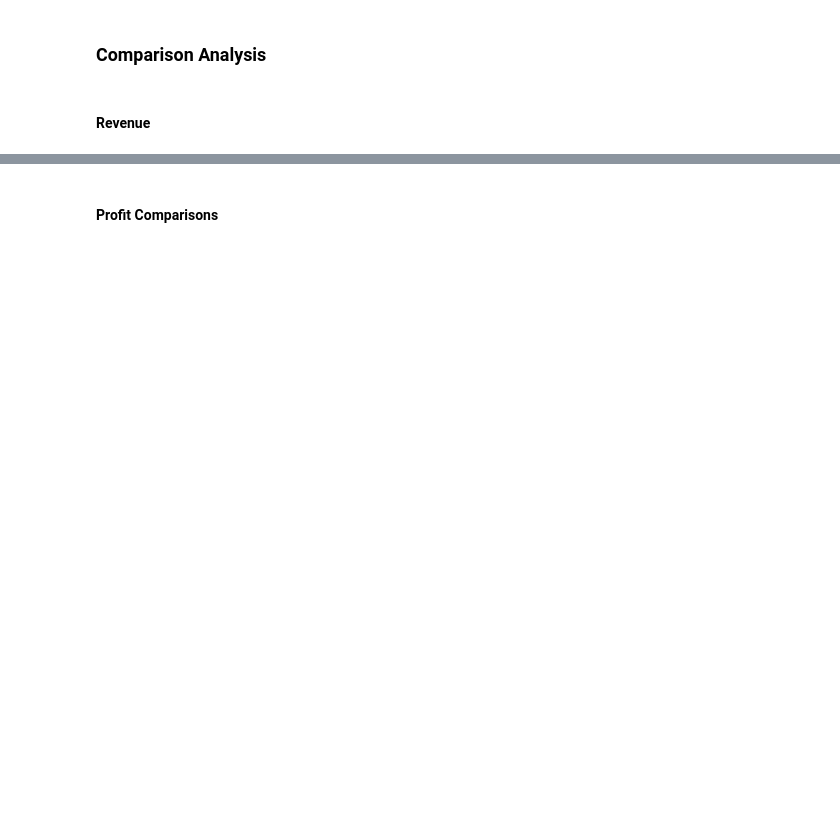
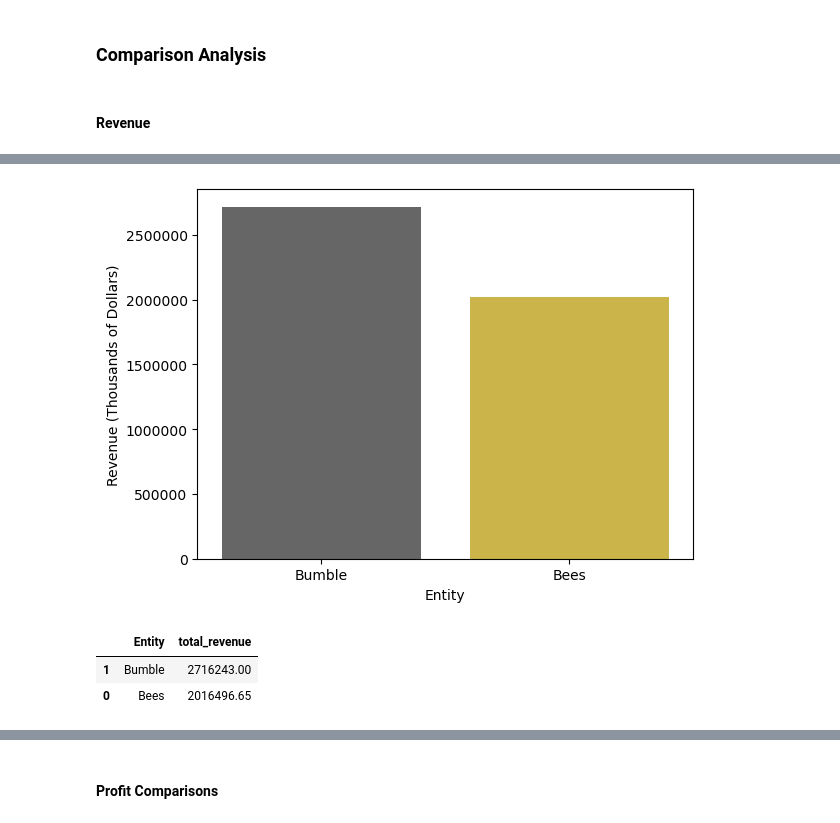
Before and after one commit to aubreepiep/bumble-vs-honeybees, a Jupyter notebook: notebooks/Capstone.ipynb, the cells around one changed output, grey strips where cells are left out. Drawn from its saved outputs; the diff is of its cells as text; code cells hidden in the pictures; blank space fills up the shorter version.

Commit message:
chart updates

```diff
--- a/notebooks/Capstone.ipynb
+++ b/notebooks/Capstone.ipynb
@@ -259,10 +307,18 @@ plt.gca().yaxis.set_major_formatter(ticker.FuncFormatter(format_func));
 # %%
 # Total Revenue
-custom_palette2 = sns.color_palette(["#E1C233","#666666"])
-tr_catplot = rev_catplot.groupby('Entity')['total_revenue'].sum().reset_index()
-sns.barplot(data = tr_catplot, x = 'Entity', y = 'total_revenue', hue = 'Entity', palette=custom_palette2)
+custom_palette = sns.color_palette(["#666666","#E1C233"])
+tr_catplot = rev_catplot.groupby('Entity')['total_revenue'].sum().reset_index().sort_values('Entity', ascending = False)
+sns.barplot(data = tr_catplot, x = 'Entity', y = 'total_revenue', hue = 'Entity', palette=custom_palette)
 plt.ylabel('Revenue (Thousands of Dollars)')
 plt.gcf().axes[0].yaxis.get_major_formatter().set_scientific(False);
+# %% [output]
+[figure, added]
+# %%
+tr_catplot
+# %% [output]
+|  | Entity | total_revenue |
+| 1 | Bumble | 2716243.00 |
+| 0 | Bees | 2016496.65 |
 # %%
 #Reformatted as Billions
 #Total Revenue
```
Also changed, not shown: parts of 23 cells of this notebook.
